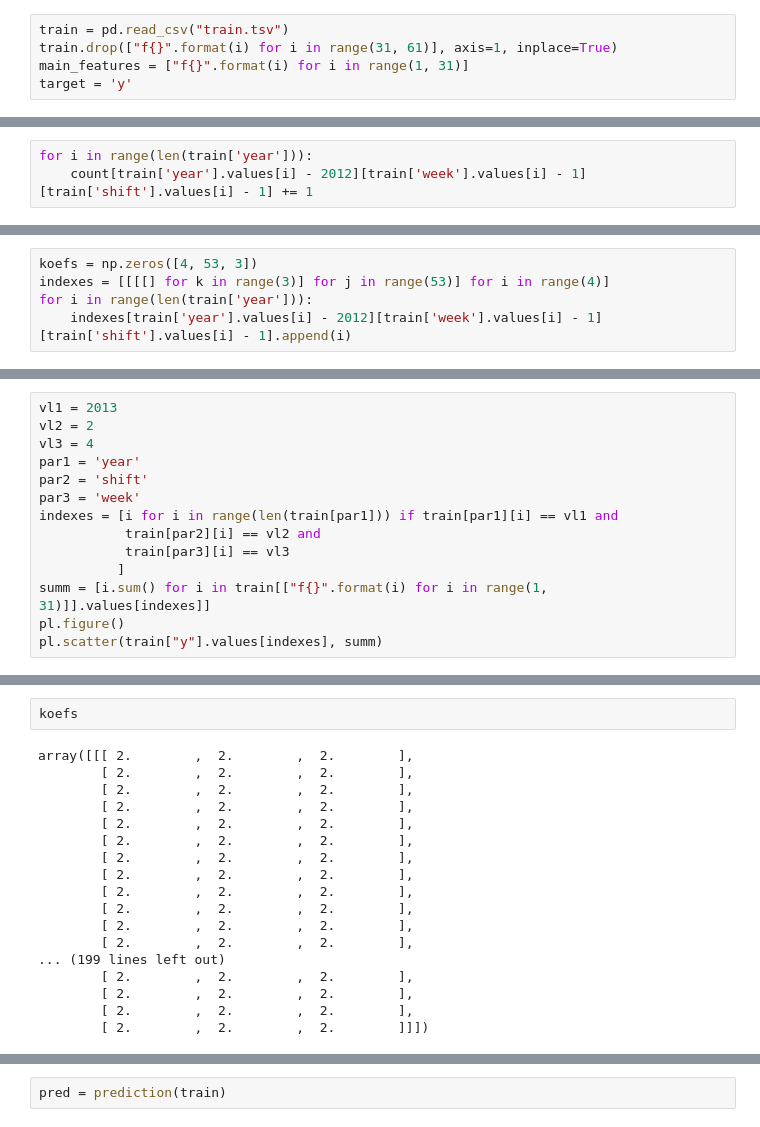
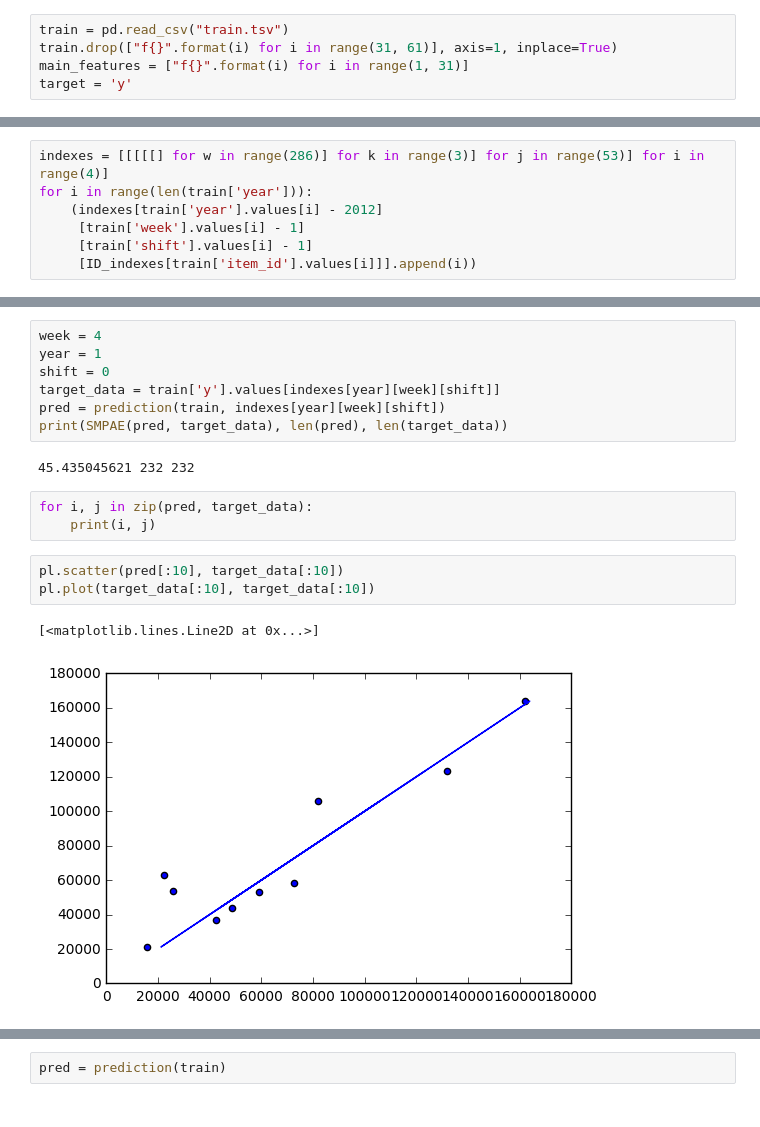
Before and after one commit to onaga1958/ml-hw, a Jupyter notebook: 3/contest_new_var.ipynb, the cells around one changed output, grey strips where cells are left out. Saved outputs shown, nothing was run; the diff lists cells and outputs as text.

```diff
--- a/3/contest_new_var.ipynb
+++ b/3/contest_new_var.ipynb
@@ -18,3 +25,7 @@ count = np.zeros([4, 53, 3])
 # %%
+indexes = [[[[[] for w in range(286)] for k in range(3)] for j in range(53)] for i in range(4)]
 for i in range(len(train['year'])):
-    count[train['year'].values[i] - 2012][train['week'].values[i] - 1][train['shift'].values[i] - 1] += 1
+    (indexes[train['year'].values[i] - 2012]
+     [train['week'].values[i] - 1]
+     [train['shift'].values[i] - 1]
+     [ID_indexes[train['item_id'].values[i]]].append(i))
@@ -26,6 +32 @@ unused_indexes = [(i, j, k) for i, year in enumerate(count)
-# %%
-koefs = np.zeros([4, 53, 3])
-indexes = [[[[] for k in range(3)] for j in range(53)] for i in range(4)]
-for i in range(len(train['year'])):
-    indexes[train['year'].values[i] - 2012][train['week'].values[i] - 1][train['shift'].values[i] - 1].append(i)
 # %%
@@ -117,14 +50,0 @@ train[["f{}".format(i) for i in range(1, 2)]]
-# %%
-vl1 = 2013
-vl2 = 2
-vl3 = 4
-par1 = 'year'
-par2 = 'shift'
-par3 = 'week'
-indexes = [i for i in range(len(train[par1])) if train[par1][i] == vl1 and
-           train[par2][i] == vl2 and
-           train[par3][i] == vl3
-          ]
-summ = [i.sum() for i in train[["f{}".format(i) for i in range(1, 31)]].values[indexes]]
-pl.figure()
-pl.scatter(train["y"].values[indexes], summ)
@@ -134,20 +51,18 @@ pl.scatter(train["y"].values[indexes], summ)
-# %%
-koefs
-# %% [output]
-array([[[ 2.        ,  2.        ,  2.        ],
-        [ 2.        ,  2.        ,  2.        ],
-        [ 2.        ,  2.        ,  2.        ],
-        [ 2.        ,  2.        ,  2.        ],
-        [ 2.        ,  2.        ,  2.        ],
-        [ 2.        ,  2.        ,  2.        ],
-        [ 2.        ,  2.        ,  2.        ],
-        [ 2.        ,  2.        ,  2.        ],
-        [ 2.        ,  2.        ,  2.        ],
-        [ 2.        ,  2.        ,  2.        ],
-        [ 2.        ,  2.        ,  2.        ],
-        [ 2.        ,  2.        ,  2.        ],
-... (199 lines left out)
-        [ 2.        ,  2.        ,  2.        ],
-        [ 2.        ,  2.        ,  2.        ],
-        [ 2.        ,  2.        ,  2.        ],
-        [ 2.        ,  2.        ,  2.        ]]])
+# %%
+week = 4
+year = 1
+shift = 0
+target_data = train['y'].values[indexes[year][week][shift]]
+pred = prediction(train, indexes[year][week][shift])
+print(SMPAE(pred, target_data), len(pred), len(target_data))
+# %% [output]
+45.435045621 232 232
+# %%
+for i, j in zip(pred, target_data):
+    print(i, j)
+# %%
+pl.scatter(pred[:10], target_data[:10])
+pl.plot(target_data[:10], target_data[:10])
+# %% [output]
+[<matplotlib.lines.Line2D at 0x...>]
+[figure, added]
```
Also changed, not shown: parts of 21 cells of this notebook.
